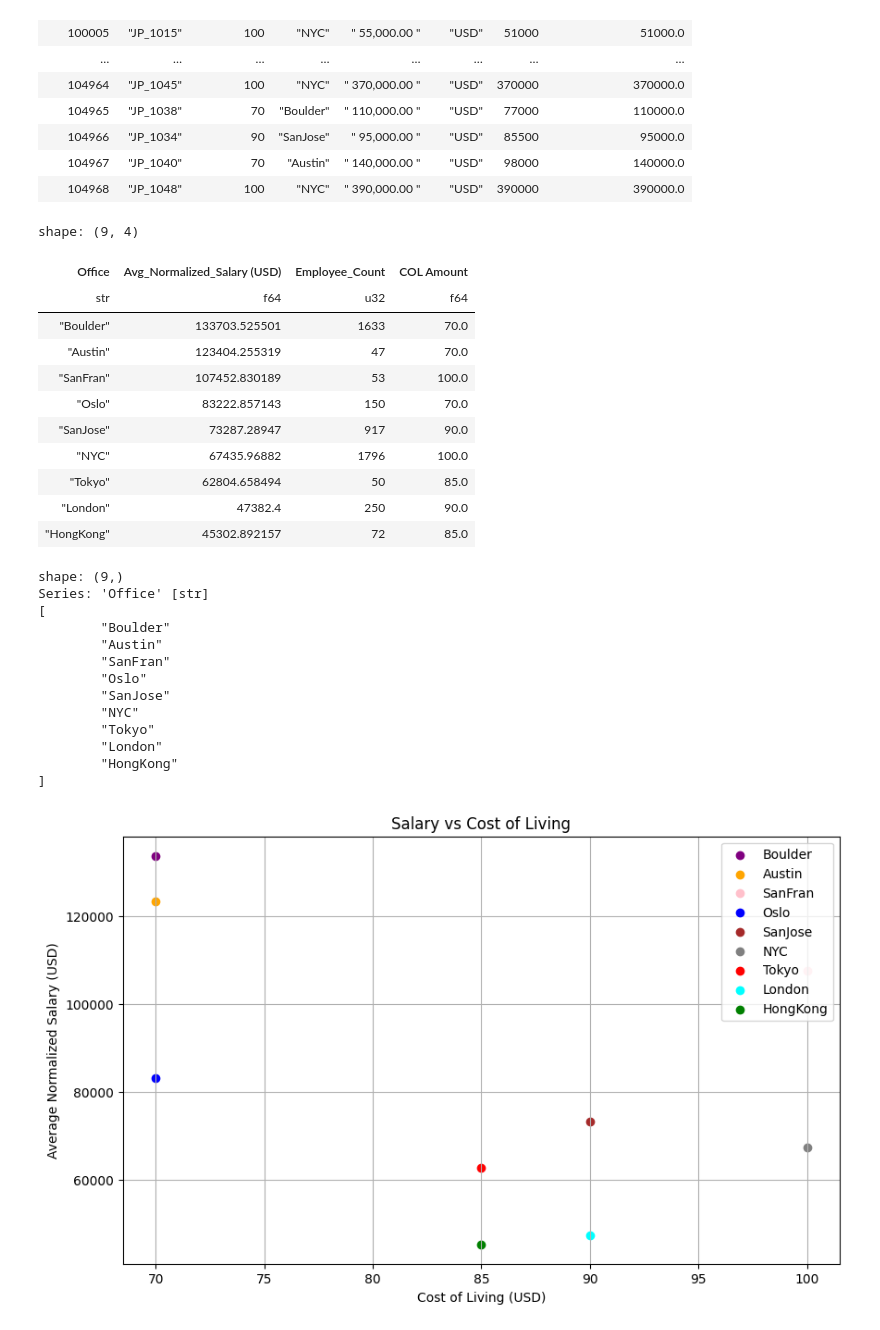
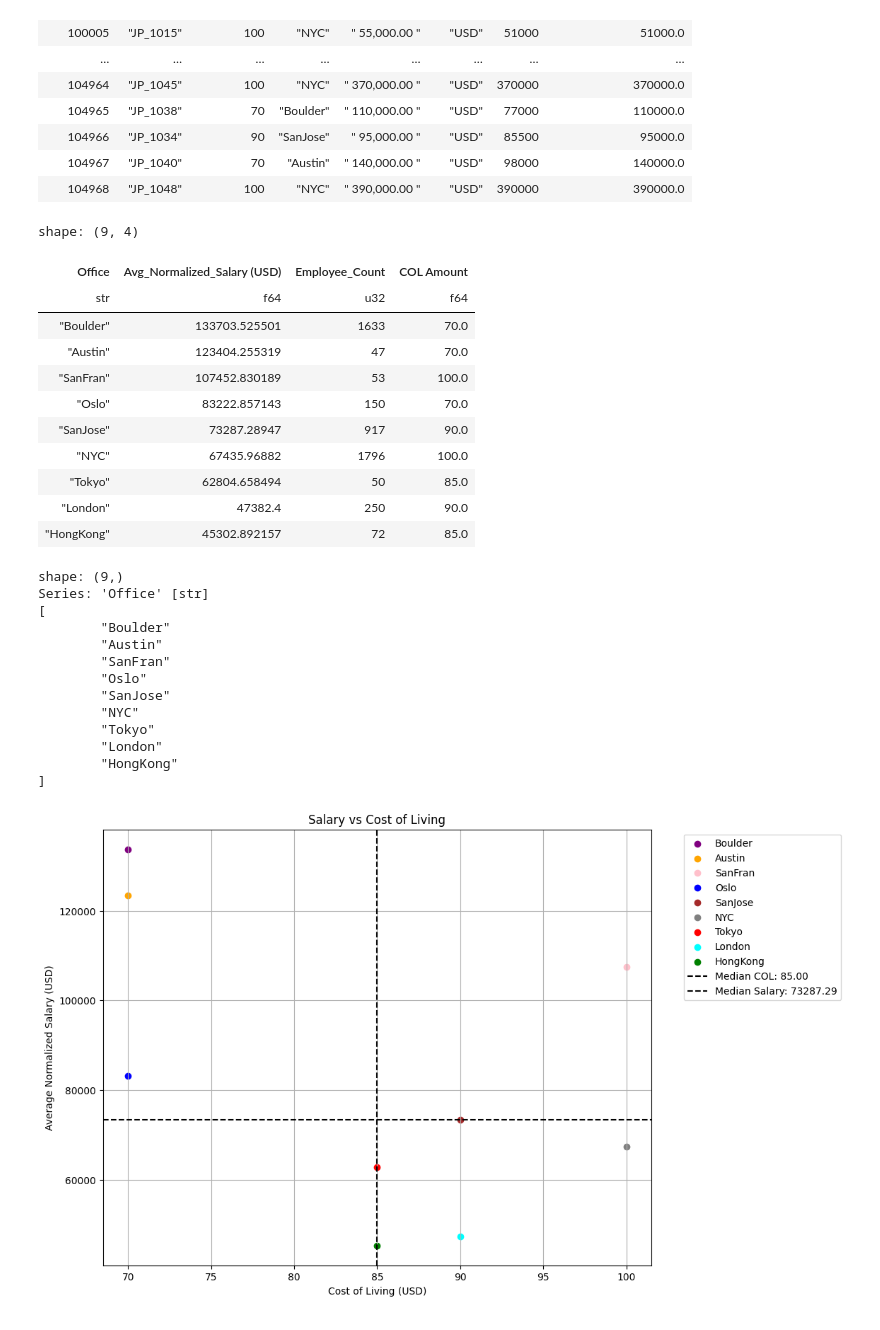
Before and after one commit to LeonTran29/Human_Resource_Data_Set_-TheCompany-, a Jupyter notebook: Process.ipynb, the cells around one changed output. Saved outputs shown, nothing was run; the diff lists cells and outputs as text; code cells hidden in the pictures.

```diff
--- a/Process.ipynb
+++ b/Process.ipynb
@@ -29,5 +25,5 @@ Found text file: /kaggle/input/human-resource-data-set-the-company/Diversity.txt
 # %%
-dir = '/kaggle/input/human-resource-data-set-the-company/'
+dir = 'human-resource-data-set-the-company/'
 COL = pl.read_csv(dir + '2021.06_COL_2021.txt',separator="\t")
 Diversity = pl.read_csv(dir + 'Diversity.txt',separator="\t")
 Engagement = pl.read_csv(dir + 'EngagementSurvey.txt',separator="\t")
@@ -297,41 +293,47 @@ color_map = {
 }
 custom_color = [color_map.get(office, 'black') for office in df_group['Office']]
 
-fig,ax = plt.subplots(figsize = (10,6))
+fig,ax = plt.subplots(figsize = (10,8))
 for office, color in zip(df_group['Office'], custom_color):
 	office_data = df_group.filter(pl.col("Office") == office)
 	plt.scatter(office_data['COL Amount'], office_data['Avg_Normalized_Salary (USD)'], label = office, color = color)
 
+median_COL = df_group['COL Amount'].median()
+median_Salary = df_group['Avg_Normalized_Salary (USD)'].median()
+
+plt.axvline(x=median_COL, color='black', linestyle='--', label=f'Median COL: {median_COL:.2f}')
+plt.axhline(y=median_Salary, color='black', linestyle='--', label=f'Median Salary: {median_Salary:.2f}')
+
 plt.title('Salary vs Cost of Living')
 plt.xlabel('Cost of Living (USD)')
 plt.ylabel('Average Normalized Salary (USD)')
-plt.legend(loc="upper right")
+plt.legend(bbox_to_anchor=(1.05, 1), loc="upper left")
 plt.grid()
 plt.show()
 # %% [output]
 shape: (9, 4)
 | Office | Avg_Normalized_Salary (USD) | Employee_Count | COL Amount |
 | str | f64 | u32 | f64 |
 | "Boulder" | 133703.525501 | 1633 | 70.0 |
 | "Austin" | 123404.255319 | 47 | 70.0 |
 | "SanFran" | 107452.830189 | 53 | 100.0 |
 | "Oslo" | 83222.857143 | 150 | 70.0 |
 | "SanJose" | 73287.28947 | 917 | 90.0 |
 | "NYC" | 67435.96882 | 1796 | 100.0 |
 | "Tokyo" | 62804.658494 | 50 | 85.0 |
 | "London" | 47382.4 | 250 | 90.0 |
 | "HongKong" | 45302.892157 | 72 | 85.0 |
 shape: (9,)
 Series: 'Office' [str]
 [
         "Boulder"
         "Austin"
         "SanFran"
         "Oslo"
         "SanJose"
         "NYC"
         "Tokyo"
         "London"
         "HongKong"
 ]
-[figure, old version]
+[figure, new version]
```
Also changed, not shown: parts of 11 cells of this notebook.
